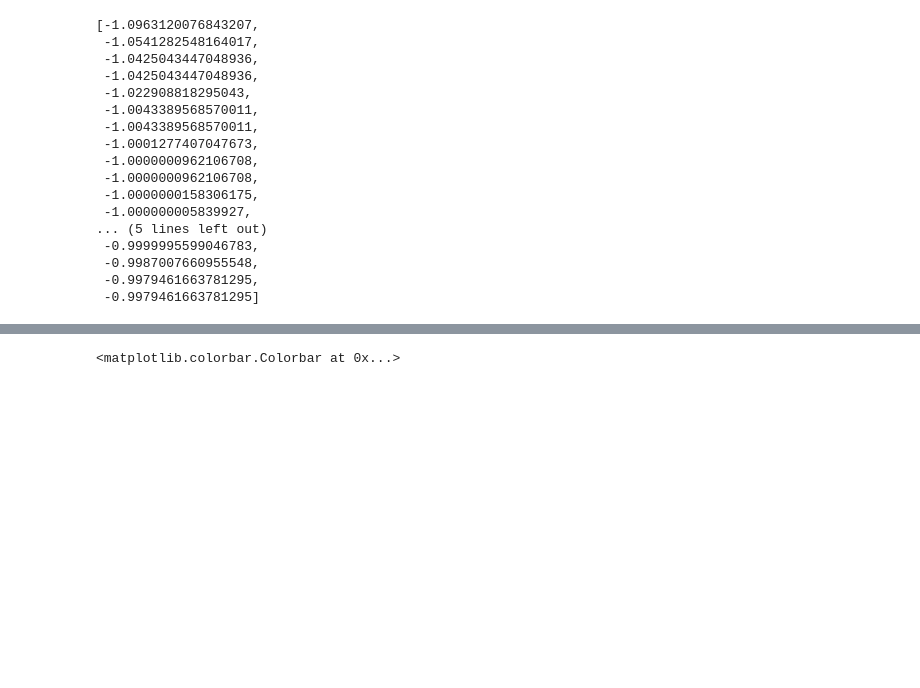
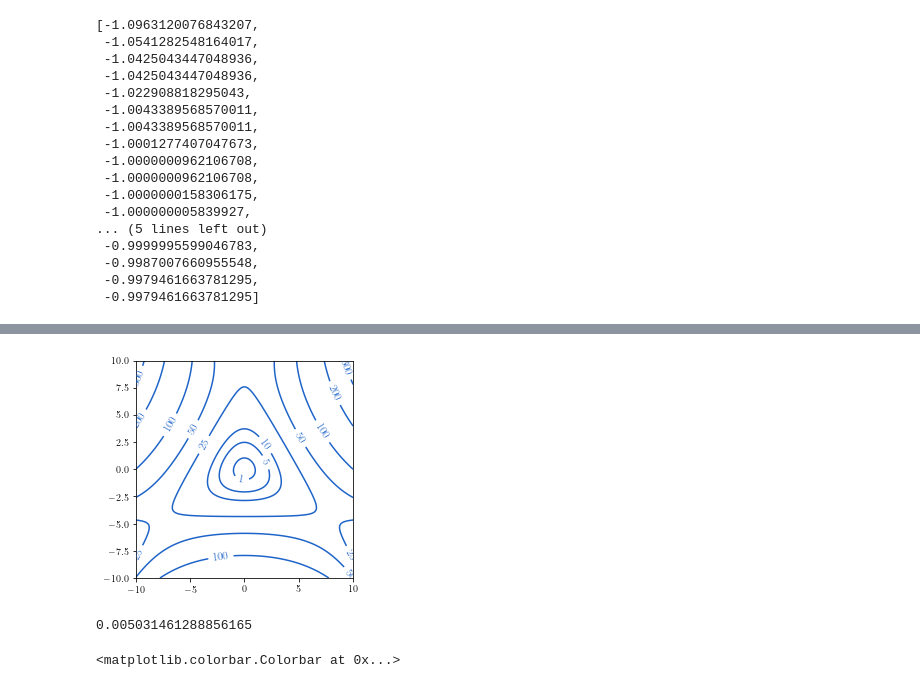
Before and after one commit to toonijn/PhD-thesis, a Jupyter notebook: img/chapter4/nm_benchmark_henon.ipynb, the cells around one changed output, grey strips where cells are left out. Cells and saved outputs as stored; diff of their text form; code cells hidden in the pictures; blank space fills up the shorter version.

```diff
--- a/img/chapter4/nm_benchmark_henon.ipynb
+++ b/img/chapter4/nm_benchmark_henon.ipynb
@@ -44,5 +56,24 @@ s.eigenvalues(30, shiftInvert=True, tolerance=1e-14)[:21]
 # %%
-(e, f) = s.eigenfunctions(40)[-1]
+import matplotlib.pyplot as plt
+
+xs = np.linspace(-10, 10, 200)
+ys = np.linspace(-10, 10, 200)
+X, Y = np.meshgrid(xs, ys)
+Z = V(X, Y)
+
+fig, ax = plt.subplots(1,1, figsize=(4, 4))
+ax.set_aspect(1)
+contours = ax.contour(X, Y, Z, levels=(0, 1, 5, 10, 25, 50, 100, 200, 300),
+            colors=[ugent.blauw])
+ax.clabel(contours, inline=True, fontsize=11)
+plt.savefig("henon_contour.pdf", bbox_inches="tight")
+plt.show()
+# %% [output]
+[figure, added]
+# %%
+np.min(Z)
+# %% [output]
+0.005031461288856165
 # %%
 import matplotlib.pyplot as plt
 d = 10
```
Also changed, not shown: parts of 2 cells of this notebook, 3 other files.
